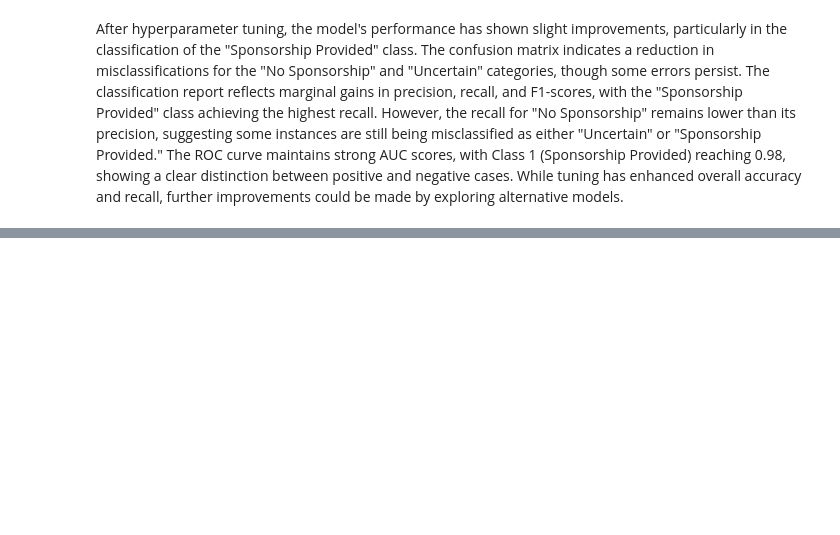
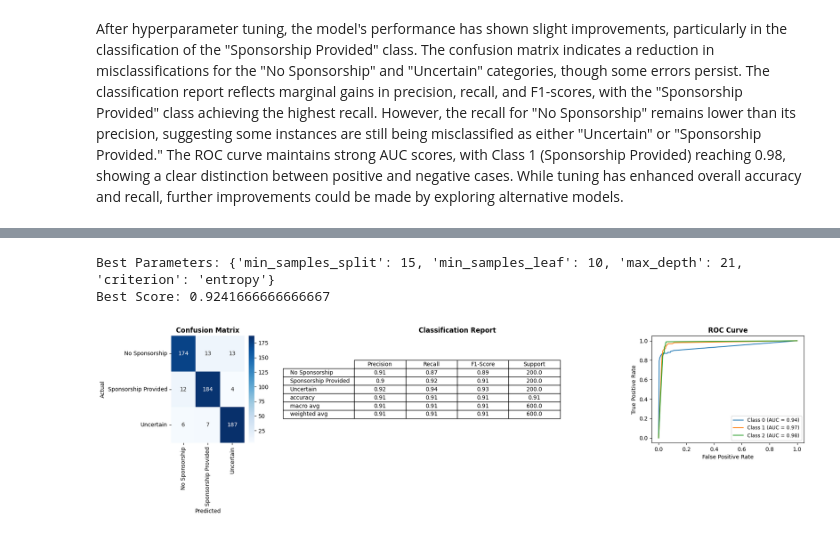
Before and after one commit to rsgGit/job-search, a Jupyter notebook: notebooks/text_classification_model.ipynb, the cells around one changed output, grey strips where cells are left out. Drawn from its saved outputs; the diff is of its cells as text; code cells hidden in the pictures; blank space fills up the shorter version.

```diff
--- a/notebooks/text_classification_model.ipynb
+++ b/notebooks/text_classification_model.ipynb
@@ -212,0 +229,29 @@ After hyperparameter tuning, the model's performance has shown slight improvemen
+# %%
+dt_param_grid = {
+    'criterion': ['gini', 'entropy'],
+    'max_depth': range(5, 51),
+    'min_samples_split': range(2, 21),
+    'min_samples_leaf': range(1, 11),
+}
+dt_random_search = RandomizedSearchCV(dt_model, dt_param_grid, cv=5, scoring='accuracy', n_jobs=-1, random_state=42)
+dt_random_search.fit(x_train, y_train)
+
+# Best parameters
+print("Best Parameters:", dt_random_search.best_params_)
+print("Best Score:", dt_random_search.best_score_)
+# %% [output]
+Best Parameters: {'min_samples_split': 15, 'min_samples_leaf': 10, 'max_depth': 21, 'criterion': 'entropy'}
+Best Score: 0.9241666666666667
+# %%
+dt_model = DecisionTreeClassifier(criterion=dt_random_search.best_params_['criterion'],
+                                  max_depth=dt_random_search.best_params_['max_depth'],
+                                  min_samples_split=dt_random_search.best_params_['min_samples_split'],
+                                  min_samples_leaf=dt_random_search.best_params_['min_samples_leaf'],
+                                  random_state = 42)
+dt_model.fit(x_train, y_train)
+dt_y_pred = dt_model.predict(x_test)
+dt_y_scores = dt_model.predict_proba(x_test)
+# %%
+display_results(dt_y_scores, y_test, dt_y_pred)
+# %% [output]
+[figure, added]
```
Also changed, not shown: parts of 13 cells of this notebook.
